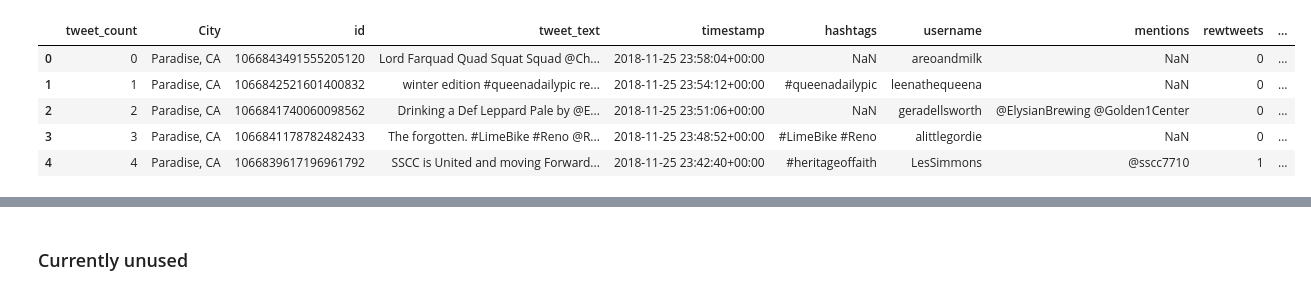
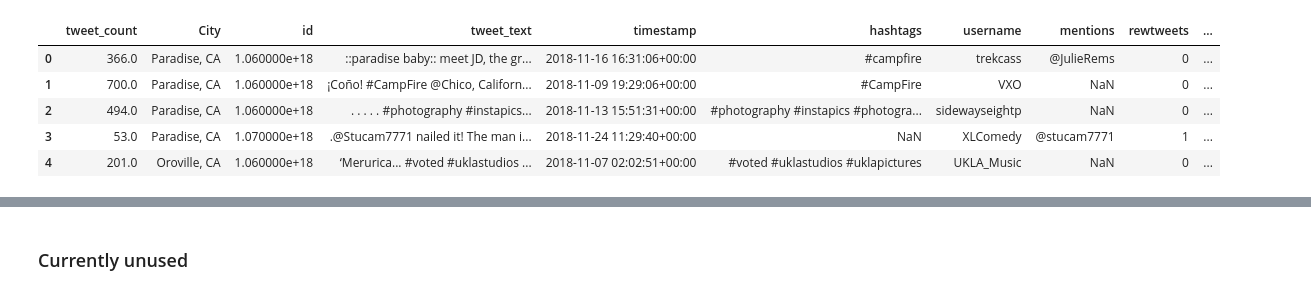
Before and after one commit to chillahwhale/TwitterAnalysis_CampFire-2018, a Jupyter notebook: 01_dictionarybuilding.ipynb, the cells around one changed output, grey strips where cells are left out. Cells and saved outputs as stored; diff of their text form; code cells hidden in the pictures.

Commit message:
cleaned up more files and model

```diff
--- a/01_dictionarybuilding.ipynb
+++ b/01_dictionarybuilding.ipynb
@@ -7,12 +7,12 @@ from bs4 import BeautifulSoup
 import time
 import re
 # %%
-cities = pd.read_csv('./datasets/cities_clean.csv')
-cities.head()
+df = pd.read_csv('./datasets/stacked_classified.csv')
+df.head()
 # %% [output]
 |  | tweet_count | City | id | tweet_text | timestamp | hashtags | username | mentions | rewtweets | ... |
-| 0 | 0 | Paradise, CA | 1066843491555205120 | Lord Farquad Quad Squat Squad @Ch... | 2018-11-25 23:58:04+00:00 | NaN | areoandmilk | NaN | 0 | ... |
-| 1 | 1 | Paradise, CA | 1066842521601400832 | winter edition #queenadailypic re... | 2018-11-25 23:54:12+00:00 | #queenadailypic | leenathequeena | NaN | 0 | ... |
-| 2 | 2 | Paradise, CA | 1066841740060098562 | Drinking a Def Leppard Pale by @E... | 2018-11-25 23:51:06+00:00 | NaN | geradellsworth | @ElysianBrewing @Golden1Center | 0 | ... |
-| 3 | 3 | Paradise, CA | 1066841178782482433 | The forgotten. #LimeBike #Reno @R... | 2018-11-25 23:48:52+00:00 | #LimeBike #Reno | alittlegordie | NaN | 0 | ... |
-| 4 | 4 | Paradise, CA | 1066839617196961792 | SSCC is United and moving Forward... | 2018-11-25 23:42:40+00:00 | #heritageoffaith | LesSimmons | @sscc7710 | 1 | ... |
+| 0 | 366.0 | Paradise, CA | 1.060000e+18 | ::paradise baby:: meet JD, the gr... | 2018-11-16 16:31:06+00:00 | #campfire | trekcass | @JulieRems | 0 | ... |
+| 1 | 700.0 | Paradise, CA | 1.060000e+18 | ¡Coño! #CampFire @Chico, Californ... | 2018-11-09 19:29:06+00:00 | #CampFire | VXO | NaN | 0 | ... |
+| 2 | 494.0 | Paradise, CA | 1.060000e+18 | . . . . . #photography #instapics... | 2018-11-13 15:51:31+00:00 | #photography #instapics #photogra... | sidewayseightp | NaN | 0 | ... |
+| 3 | 53.0 | Paradise, CA | 1.070000e+18 | .@Stucam7771 nailed it! The man i... | 2018-11-24 11:29:40+00:00 | NaN | XLComedy | @stucam7771 | 1 | ... |
+| 4 | 201.0 | Oroville, CA | 1.060000e+18 | ‘Merurica... #voted #uklastudios ... | 2018-11-07 02:02:51+00:00 | #voted #uklastudios #uklapictures | UKLA_Music | NaN | 0 | ... |
```
Also changed, not shown: parts of 15 cells of this notebook, 5 other files.
